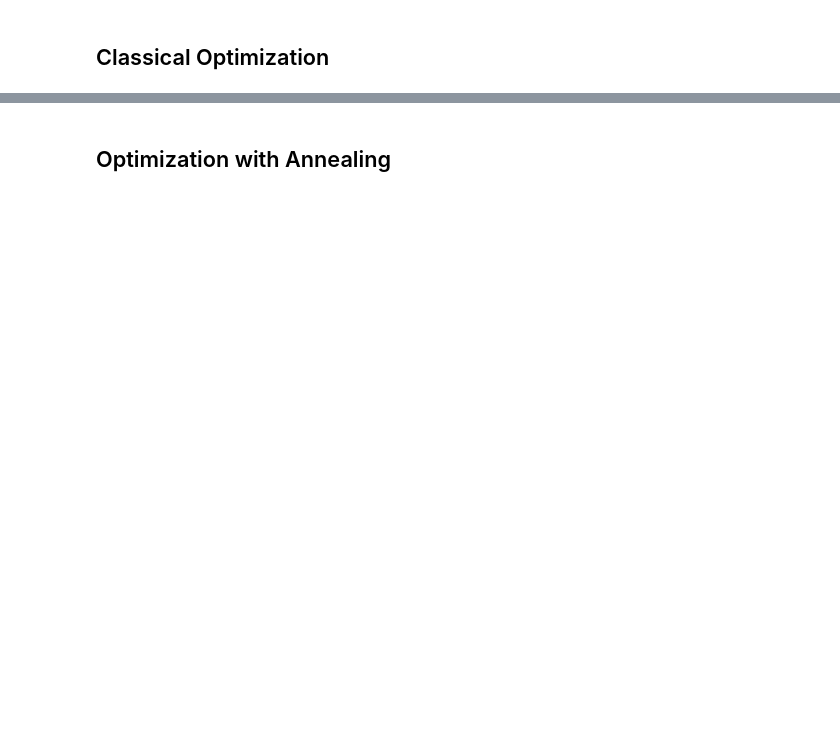
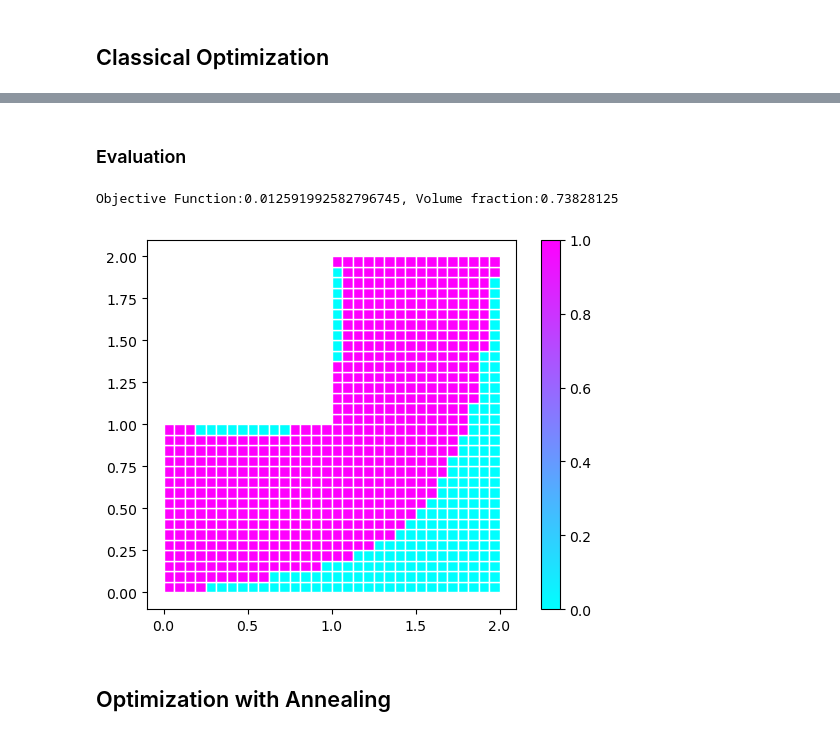
Before and after one commit to EngiOptiQA/TopoFlow, a Jupyter notebook: notebooks/L-channel/L-channel.ipynb, the cells around one changed output, grey strips where cells are left out. Saved outputs shown, nothing was run; the diff lists cells and outputs as text; code cells hidden in the pictures; blank space fills up the shorter version.

```diff
--- a/notebooks/L-channel/L-channel.ipynb
+++ b/notebooks/L-channel/L-channel.ipynb
@@ -112,3 +148,22 @@ Iteration: 1, Objective Function: 0.0916859188402768, Volume Fraction: 0.7500301
+# %% [markdown]
+### Evaluation
+# %%
+z = poly_top.fem.density
+check=[]
+for i in range(len(z)):
+    if z[i]<=0.5:
+        check.append(0)
+    else:
+        check.append(1)
+z_hev=np.array(check)
+epsilon = 8*(10**-2)
+E_eva = 1./epsilon*(1-z_hev)*1/(1+z_hev)
+_, _, _, _, _, f_eva = poly_top.fem.solve(E_eva)
+print(f'Objective Function:{f_eva}, Volume fraction:{sum(check)/poly_top.fem.mesh_p.area}')
+poly_top.fem.plot_eva(z_hev)
+# %% [output]
+Objective Function:0.012591992582796745, Volume fraction:0.73828125
+[figure, added]
 # %% [markdown]
 ## Optimization with Annealing
 # %%
```
Also changed, not shown: parts of 9 cells of this notebook.
